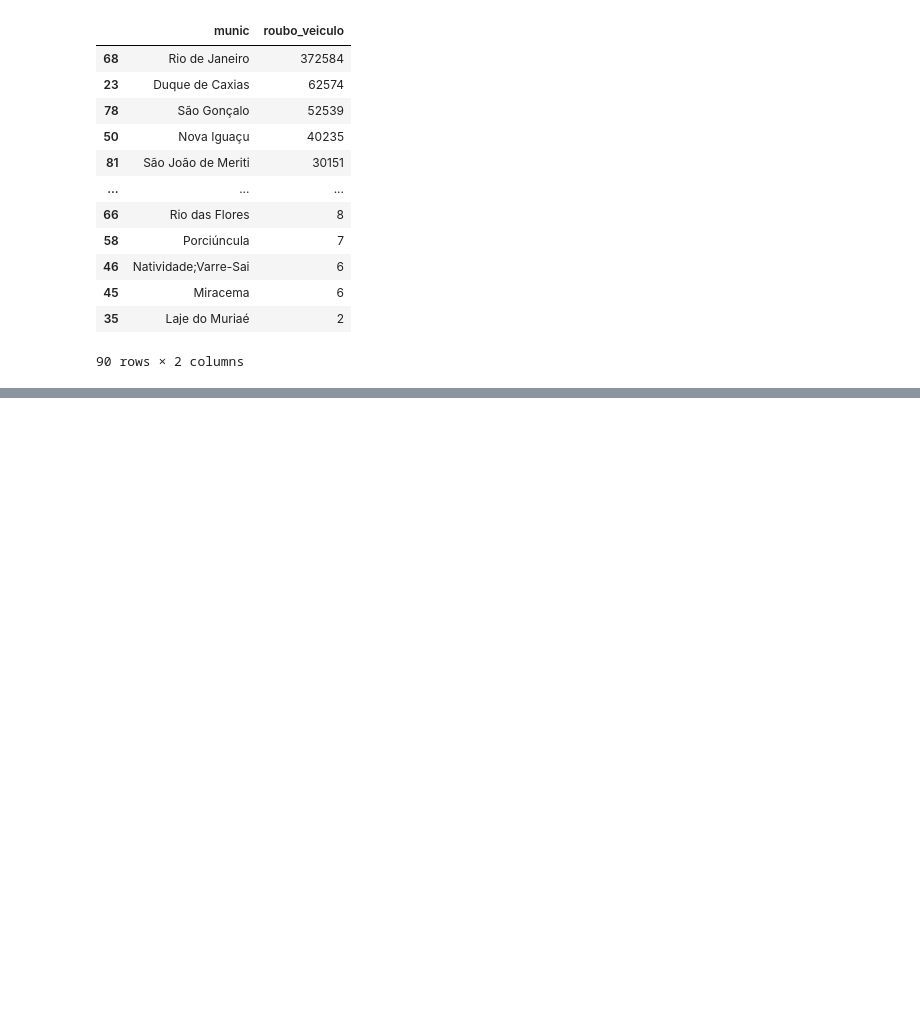
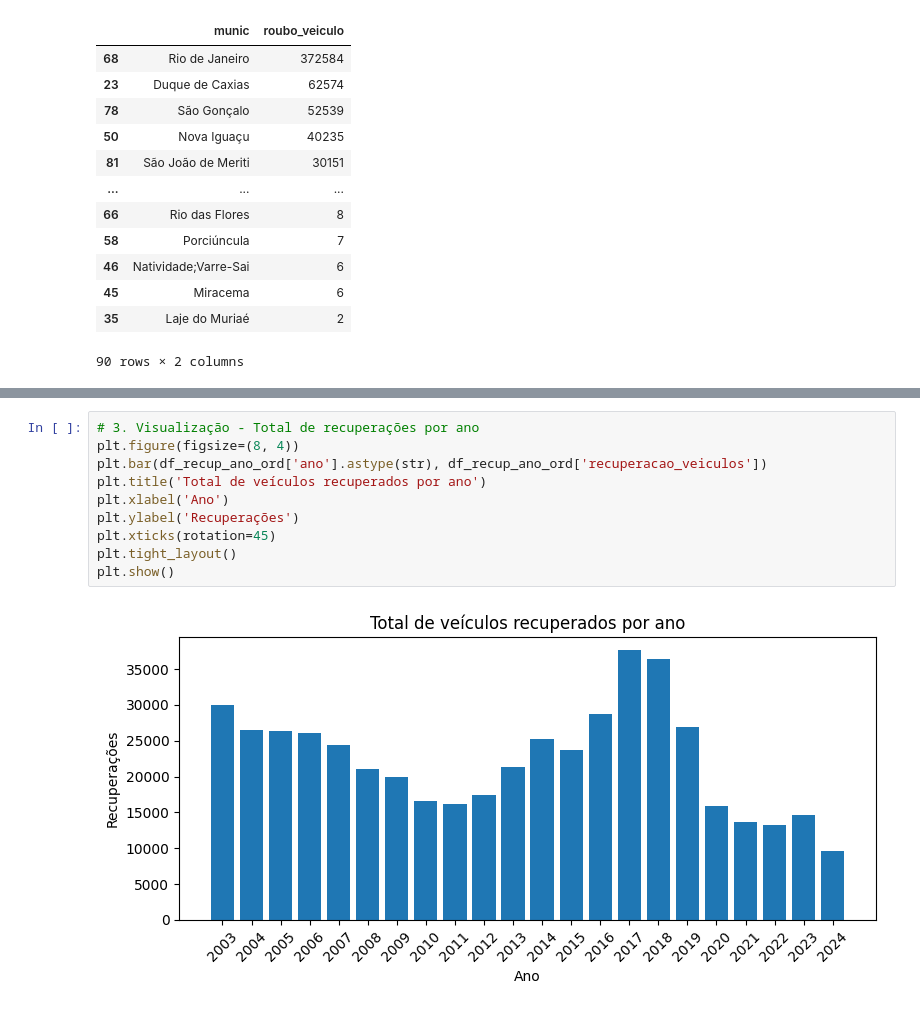
Before and after one commit to Tchiello/codigos_py, a Jupyter notebook: Analise/06.merge.ipynb, the cells around one changed output, grey strips where cells are left out. Cells and saved outputs as stored; diff of their text form; blank space fills up the shorter version.

```diff
--- a/Analise/06.merge.ipynb
+++ b/Analise/06.merge.ipynb
@@ -71,0 +270,12 @@ Q1: 47.0, Q2: 247.5, Q3: 989.5
+# %%
+# 3. Visualização - Total de recuperações por ano
+plt.figure(figsize=(8, 4))
+plt.bar(df_recup_ano_ord['ano'].astype(str), df_recup_ano_ord['recuperacao_veiculos'])
+plt.title('Total de veículos recuperados por ano')
+plt.xlabel('Ano')
+plt.ylabel('Recuperações')
+plt.xticks(rotation=45)
+plt.tight_layout()
+plt.show()
+# %% [output]
+[figure, added]
```
Also changed, not shown: parts of 11 cells of this notebook, 4 other files.
